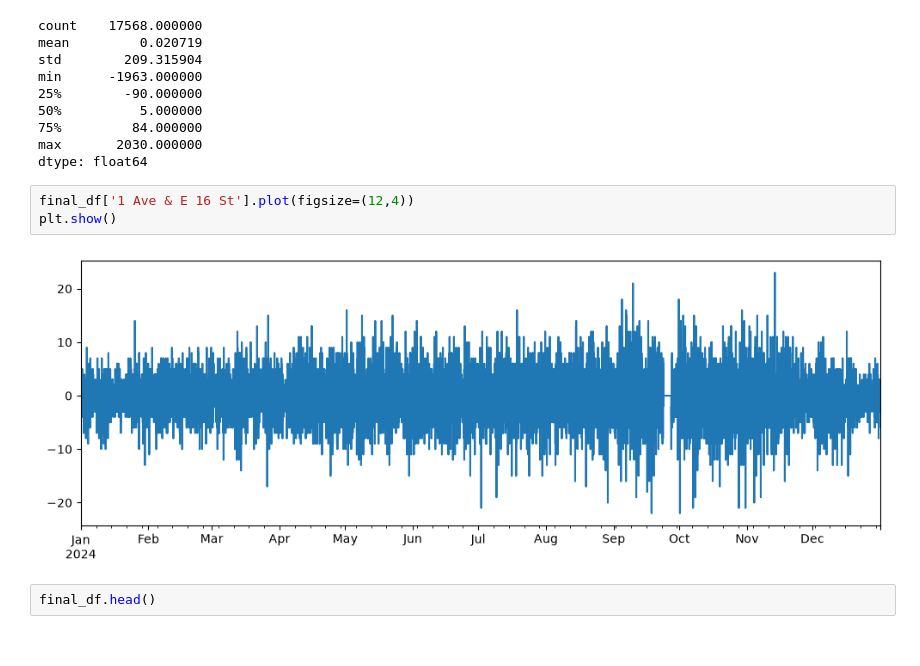
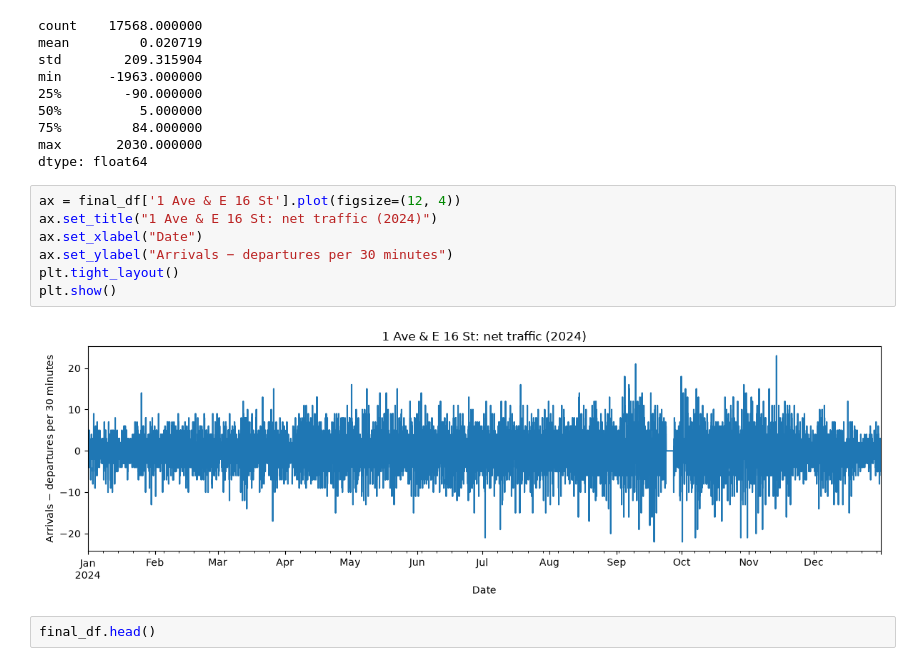
Before and after one commit to mzhou3299/citibike-demand-analysis-2024, a Jupyter notebook: Demand_analysis.ipynb, the cells around one changed output. Cells and saved outputs as stored; diff of their text form.

```diff
--- a/Demand_analysis.ipynb
+++ b/Demand_analysis.ipynb
@@ -459,10 +464,14 @@ min      -1963.000000
 max       2030.000000
 dtype: float64
 # %%
-final_df['1 Ave & E 16 St'].plot(figsize=(12,4))
+ax = final_df['1 Ave & E 16 St'].plot(figsize=(12, 4))
+ax.set_title("1 Ave & E 16 St: net traffic (2024)")
+ax.set_xlabel("Date")
+ax.set_ylabel("Arrivals − departures per 30 minutes")
+plt.tight_layout()
 plt.show()
 # %% [output]
-[figure, old version]
+[figure, new version]
 # %%
 final_df.head()
 # %% [output]
```
Also changed, not shown: parts of 17 cells of this notebook, 10 other files.
